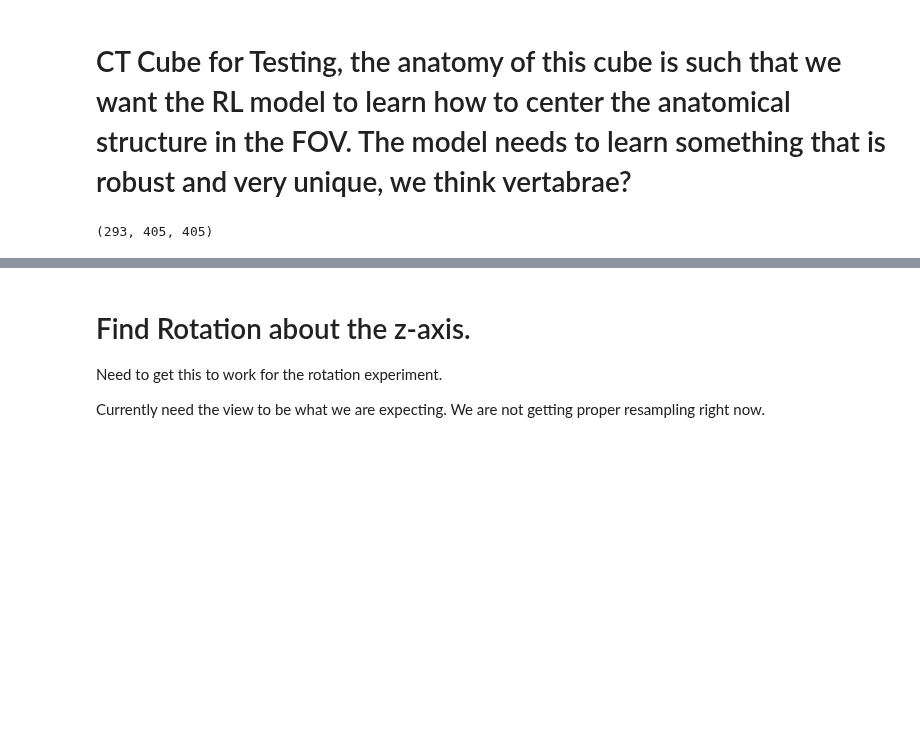
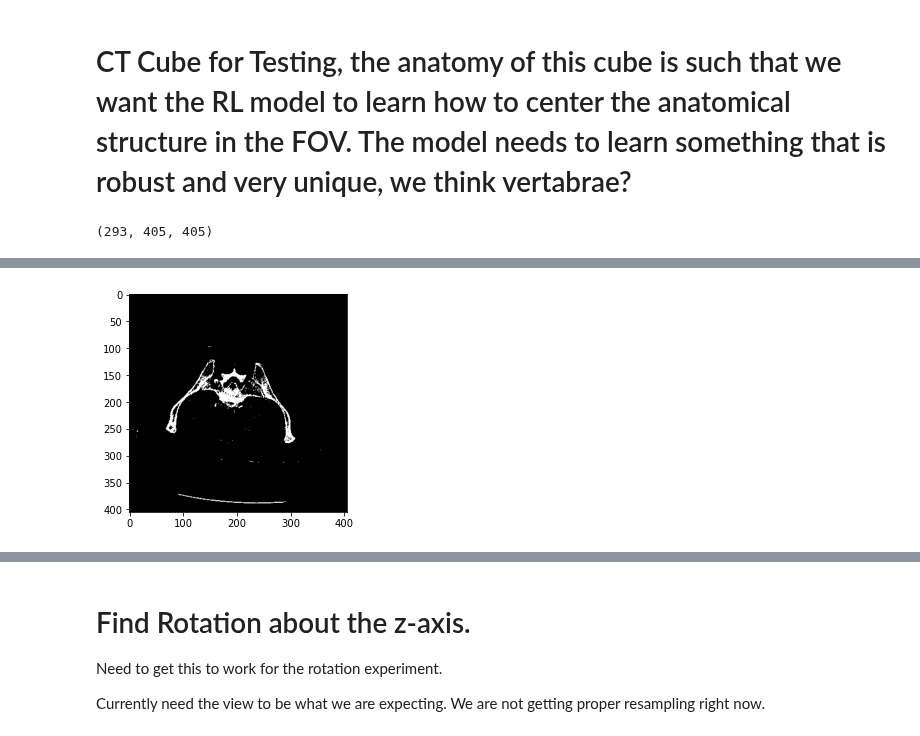
Before and after one commit to aasong113/CT_View_Planning_DeepRL, a Jupyter notebook: DQN/Deep_RL_CT_data_prep.ipynb, the cells around one changed output, grey strips where cells are left out. Cells and saved outputs as stored; diff of their text form; code cells hidden in the pictures; blank space fills up the shorter version.

```diff
--- a/DQN/Deep_RL_CT_data_prep.ipynb
+++ b/DQN/Deep_RL_CT_data_prep.ipynb
@@ -118,0 +197,7 @@ for i in range (ct_cube.shape[0]):
+# %%
+#threshold_otsu = filters.threshold_otsu(img)
+cadaver_mask = img > 0.6
+plt.imshow(cadaver_mask, cmap = 'gray')
+plt.show()
+# %% [output]
+[figure, added]
```
Also changed, not shown: parts of 11 cells of this notebook, 3 other files.
